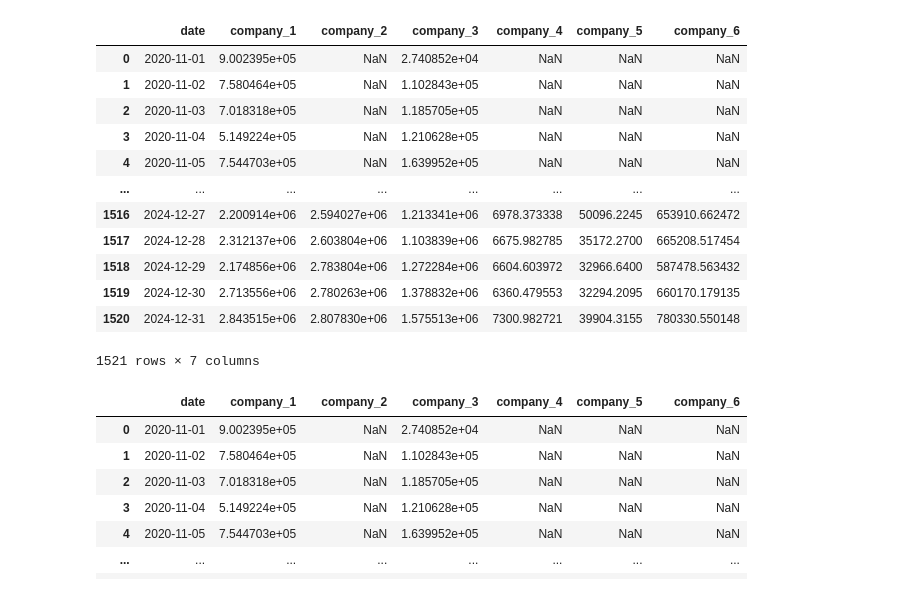
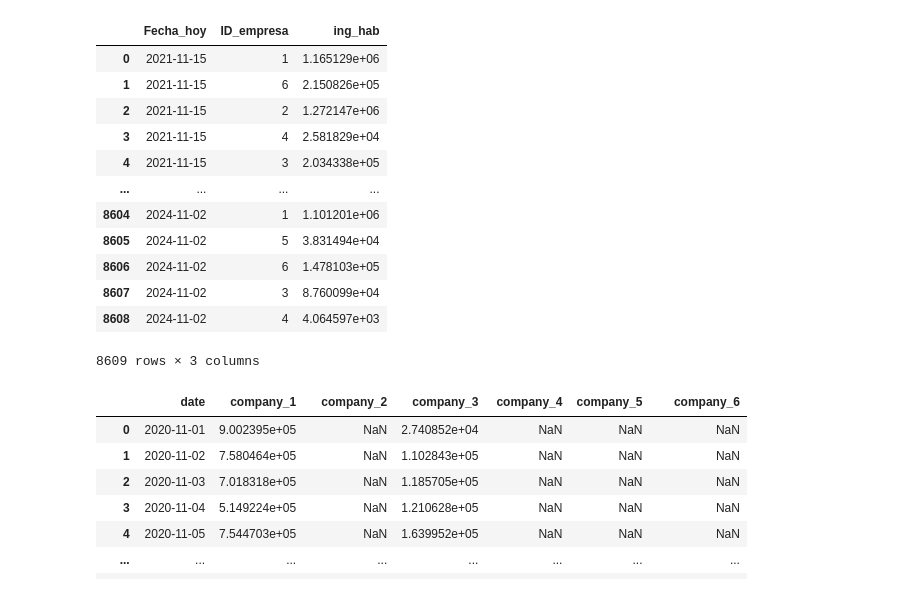
Before and after one commit to Francia-GR/reto_502_api, a Jupyter notebook: notes_pipeline/pipeline_draft.ipynb, the cells around one changed output. Cells and saved outputs as stored; diff of their text form; code cells hidden in the pictures.

```diff
--- a/notes_pipeline/pipeline_draft.ipynb
+++ b/notes_pipeline/pipeline_draft.ipynb
@@ -14,27 +14,21 @@ import pandas as pd
 import numpy as np
 # %%
 df = pd.read_csv('C:/Users/DELL/Documents/workspace/reto502/reto_502_api/ts-forecasting-pipeline/data/01_raw/dataquery.csv', index_col=0)
-df.columns = ['date', 'company', 'data']
-df['date'] = pd.to_datetime(df['date'])
-
-pivot_data = df.pivot_table(index='date', columns='company', values='data', aggfunc='sum')
-pivot_data.columns = [f'company_{col}' for col in pivot_data.columns]
-pivot_data.reset_index(inplace=True)
-pivot_data
+df
 # %% [output]
-|  | date | company_1 | company_2 | company_3 | company_4 | company_5 | company_6 |
-| 0 | 2020-11-01 | 9.002395e+05 | NaN | 2.740852e+04 | NaN | NaN | NaN |
-| 1 | 2020-11-02 | 7.580464e+05 | NaN | 1.102843e+05 | NaN | NaN | NaN |
-| 2 | 2020-11-03 | 7.018318e+05 | NaN | 1.185705e+05 | NaN | NaN | NaN |
-| 3 | 2020-11-04 | 5.149224e+05 | NaN | 1.210628e+05 | NaN | NaN | NaN |
-| 4 | 2020-11-05 | 7.544703e+05 | NaN | 1.639952e+05 | NaN | NaN | NaN |
-| ... | ... | ... | ... | ... | ... | ... | ... |
-| 1516 | 2024-12-27 | 2.200914e+06 | 2.594027e+06 | 1.213341e+06 | 6978.373338 | 50096.2245 | 653910.662472 |
-| 1517 | 2024-12-28 | 2.312137e+06 | 2.603804e+06 | 1.103839e+06 | 6675.982785 | 35172.2700 | 665208.517454 |
-| 1518 | 2024-12-29 | 2.174856e+06 | 2.783804e+06 | 1.272284e+06 | 6604.603972 | 32966.6400 | 587478.563432 |
-| 1519 | 2024-12-30 | 2.713556e+06 | 2.780263e+06 | 1.378832e+06 | 6360.479553 | 32294.2095 | 660170.179135 |
-| 1520 | 2024-12-31 | 2.843515e+06 | 2.807830e+06 | 1.575513e+06 | 7300.982721 | 39904.3155 | 780330.550148 |
+|  | Fecha_hoy | ID_empresa | ing_hab |
+| 0 | 2021-11-15 | 1 | 1.165129e+06 |
+| 1 | 2021-11-15 | 6 | 2.150826e+05 |
+| 2 | 2021-11-15 | 2 | 1.272147e+06 |
+| 3 | 2021-11-15 | 4 | 2.581829e+04 |
+| 4 | 2021-11-15 | 3 | 2.034338e+05 |
+| ... | ... | ... | ... |
+| 8604 | 2024-11-02 | 1 | 1.101201e+06 |
+| 8605 | 2024-11-02 | 5 | 3.831494e+04 |
+| 8606 | 2024-11-02 | 6 | 1.478103e+05 |
+| 8607 | 2024-11-02 | 3 | 8.760099e+04 |
+| 8608 | 2024-11-02 | 4 | 4.064597e+03 |
-1521 rows × 7 columns
+8609 rows × 3 columns
 # %%
 # load data
 def load_data() -> pd.DataFrame:
```
Also changed, not shown: 1 other file.
